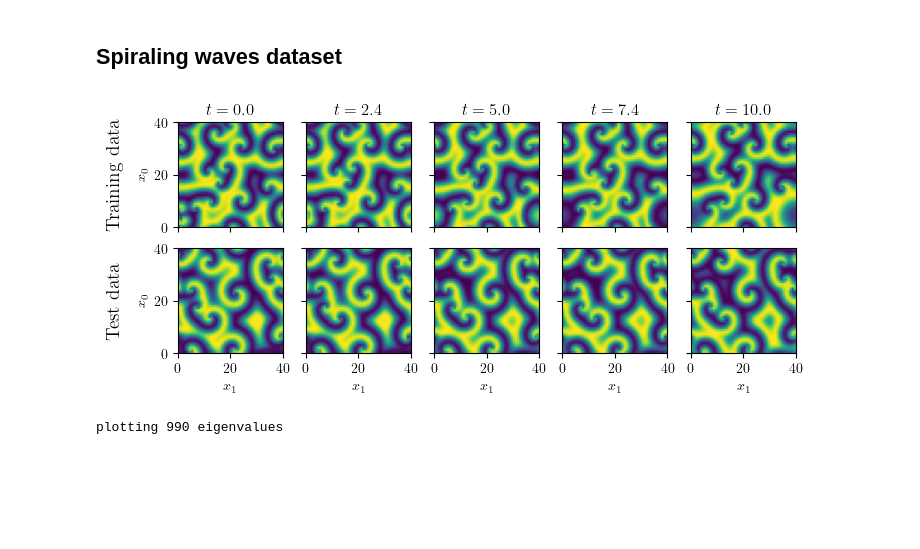
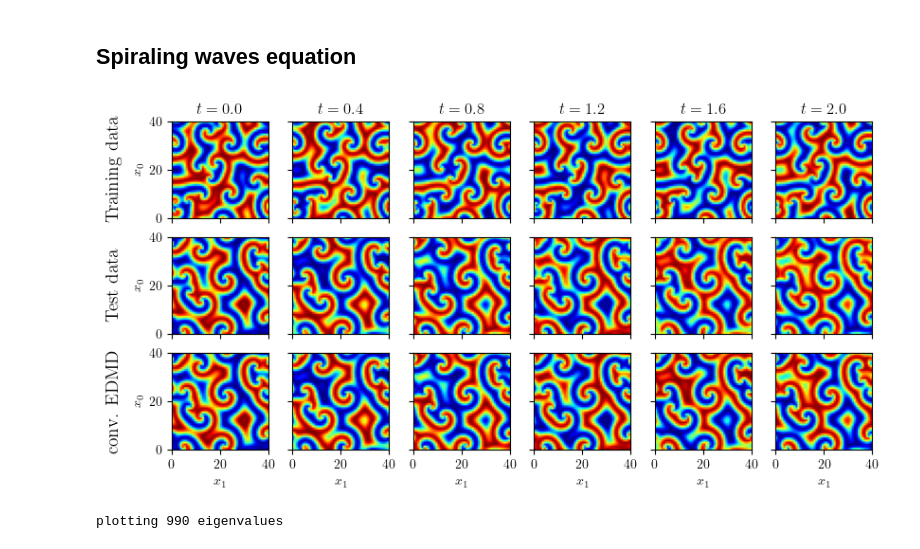
Before and after one commit to graps1/convolutional-edmd, a Jupyter notebook: plotting.ipynb, the cells around one changed output. Cells and saved outputs as stored; diff of their text form; code cells hidden in the pictures; blank space fills up the shorter version.

Commit message:
plotting

```diff
--- a/plotting.ipynb
+++ b/plotting.ipynb
@@ -8,9 +8,9 @@ plt.rcParams.update({
     "font.size": 10,
 })
 
-def plot_trajectory(C, ax, L=1):
+def plot_trajectory(C, ax, L=1, cmap='viridis'):
     for j in range(len(C)):
-        ax[j].imshow(C[j], extent=[0,L,0,L])
+        ax[j].imshow(C[j], extent=[0,L,0,L], cmap=cmap)
         ax[j].set_aspect('equal')
         ax[j].set_xlim(0, L)
         ax[j].set_ylim(0, L)
@@ -23,31 +23,35 @@ def SRR(eigvals, eigfuncs):
     residual /= eigfuncs.abs().pow(2).sum(dim=0)
     return residual
 # %% [markdown]
-## Spiraling waves dataset
+## Spiraling waves equation
 # %%
 # spiral waves
 L = 40
 dt = 0.2
 C_train = torch.load(f"data/spiralwaves_train.pt", weights_only=True)
+C_pred = torch.load(f"generated data/spiralwaves_trajectory_pred.pt", weights_only=True)
 C_test = torch.load(f"data/spiralwaves_test.pt", weights_only=True)
 
-n_plots, n_steps = 5, 50
-fig, ax = plt.subplots(2, n_plots, figsize=(n_plots*1.6, 3), sharey=True, sharex=True)
+n_plots, n_steps = 6, 10
+fig, ax = plt.subplots(3, n_plots, figsize=(n_plots*1.6, 4.5), sharey=True, sharex=True)
 
 I = torch.linspace(0, n_steps, n_plots).long()
-plot_trajectory(C_train[I,0], ax[0], L=L)
-plot_trajectory(C_test[I,0], ax[1], L=L)
+plot_trajectory(C_train[I,0], ax[0], L=L, cmap="jet")
+plot_trajectory(C_pred[I,0], ax[1], L=L, cmap="jet")
+plot_trajectory(C_test[I,0], ax[2], L=L, cmap="jet")
 for i in range(n_plots): ax[0,i].set_title(f"$t = {I[i]*dt:.1f}$")
 ax[0,0].text(-L*0.6, L/2, "Training data", rotation=90, fontsize=14, va='center', ha='center')
 ax[1,0].text(-L*0.6, L/2, "Test data", rotation=90, fontsize=14, va='center', ha='center')
+ax[2,0].text(-L*0.6, L/2, "conv. EDMD", rotation=90, fontsize=14, va='center', ha='center')
 ax[0,0].set_ylabel("$x_0$")
 ax[1,0].set_ylabel("$x_0$")
-for i in range(n_plots): ax[1,i].set_xlabel("$x_1$")
+ax[2,0].set_ylabel("$x_0$")
+for i in range(n_plots): ax[2,i].set_xlabel("$x_1$")
 
-plt.savefig("plots/spiralwaves_dataset_comparison.pdf", bbox_inches='tight')
+plt.savefig("plots/spiralwaves_comparison.pdf", bbox_inches='tight')
 plt.show()
 # %% [output]
-[figure, old version]
+[figure, new version]
 # %%
 import seaborn as sns
 import pandas as pd
```
Also changed, not shown: parts of 2 cells of this notebook, 9 other files.
